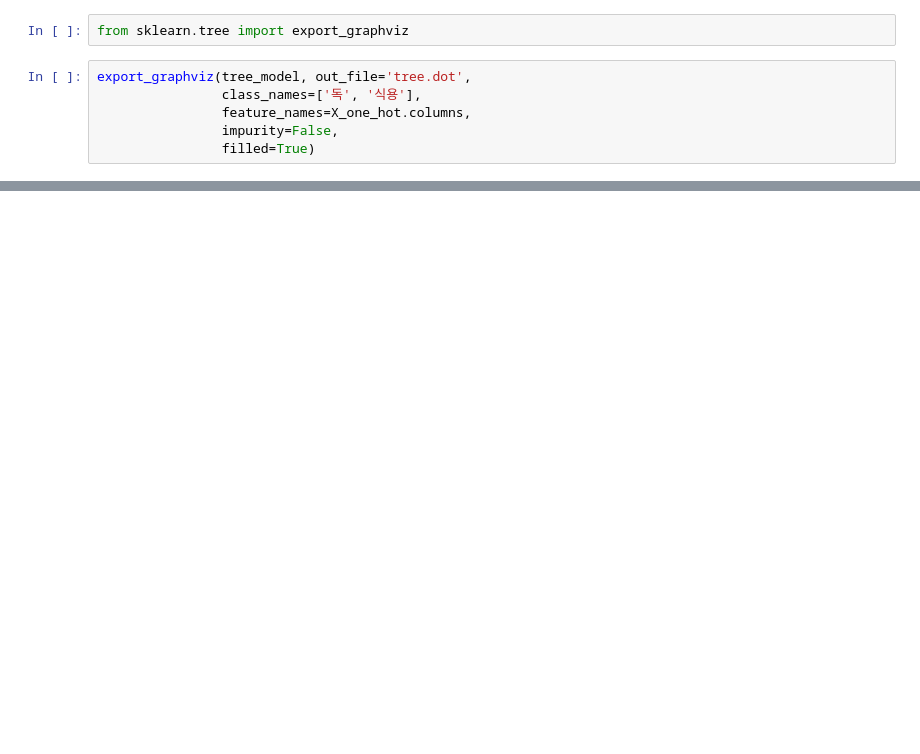
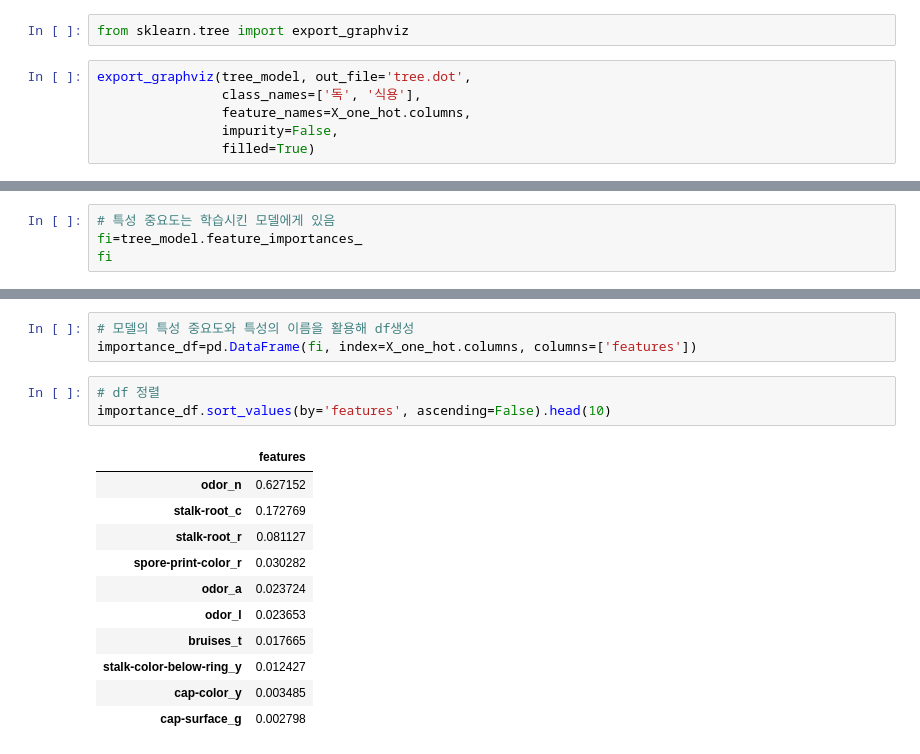
Before and after one commit to bellpe/machine-learning, a Jupyter notebook: ex03_Decision_tree_활용 버섯데이터 분류.ipynb, the cells around one changed output, grey strips where cells are left out. Drawn from its saved outputs; the diff is of its cells as text; blank space fills up the shorter version.

```diff
--- a/ex03_Decision_tree_활용 버섯데이터 분류.ipynb
+++ b/ex03_Decision_tree_활용 버섯데이터 분류.ipynb
@@ -187,0 +218,4 @@ display(graphviz.Source(dot_graph))
+# %%
+# 특성 중요도는 학습시킨 모델에게 있음
+fi=tree_model.feature_importances_
+fi
@@ -187,0 +240,18 @@ display(graphviz.Source(dot_graph))
+# %%
+# 모델의 특성 중요도와 특성의 이름을 활용해 df생성
+importance_df=pd.DataFrame(fi, index=X_one_hot.columns, columns=['features'])
+# %%
+# df 정렬
+importance_df.sort_values(by='features', ascending=False).head(10)
+# %% [output]
+|  | features |
+| odor_n | 0.627152 |
+| stalk-root_c | 0.172769 |
+| stalk-root_r | 0.081127 |
+| spore-print-color_r | 0.030282 |
+| odor_a | 0.023724 |
+| odor_l | 0.023653 |
+| bruises_t | 0.017665 |
+| stalk-color-below-ring_y | 0.012427 |
+| cap-color_y | 0.003485 |
+| cap-surface_g | 0.002798 |
```
Also changed, not shown: parts of 11 cells of this notebook, 5 other files.
